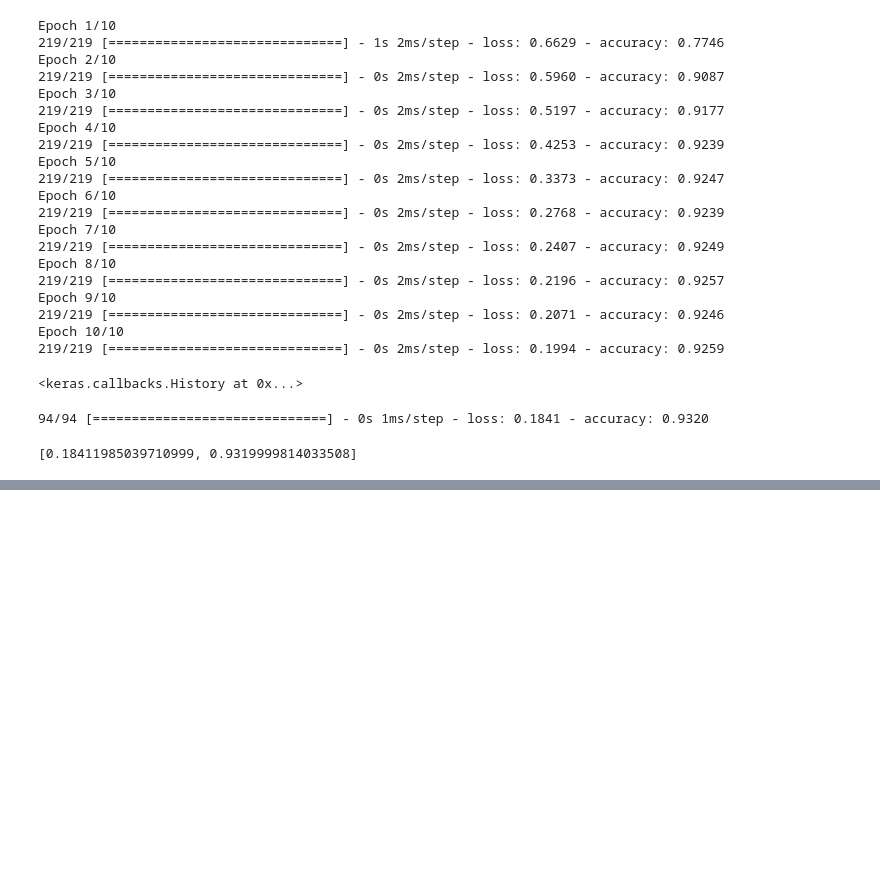
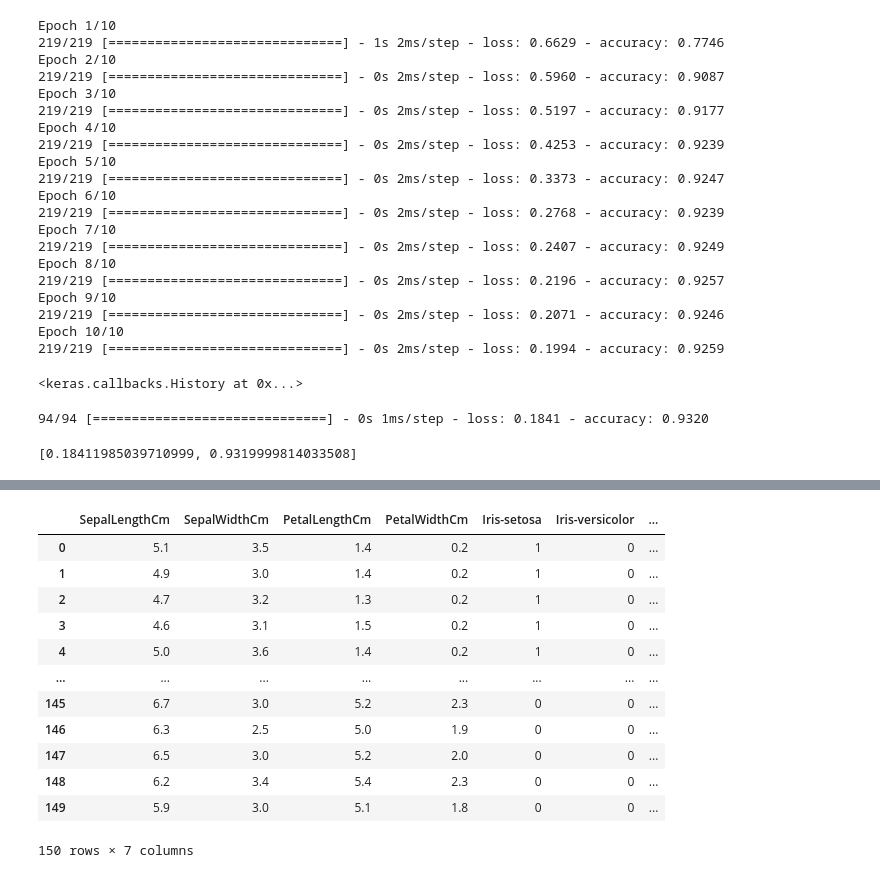
Before and after one commit to kurrnia/Dicoding, a Jupyter notebook: dicoding.ipynb, the cells around one changed output, grey strips where cells are left out. Drawn from its saved outputs; the diff is of its cells as text; code cells hidden in the pictures; blank space fills up the shorter version.

```diff
--- a/dicoding.ipynb
+++ b/dicoding.ipynb
@@ -154,0 +176,3 @@ model.evaluate(X_test, Y_test)
+# %%
+df = pd.read_csv('/content/drive/My Drive/Colab Notebooks/Dicoding py/Iris.csv')
+df
@@ -154,0 +193,5 @@ model.evaluate(X_test, Y_test)
+# %%
+df = df.drop(columns='Id')
+# %%
+category = pd.get_dummies(df.Species)
+category
@@ -154,0 +212,18 @@ model.evaluate(X_test, Y_test)
+# %%
+new_df = pd.concat([df, category], axis=1)
+new_df = new_df.drop(columns='Species')
+new_df
+# %% [output]
+|  | SepalLengthCm | SepalWidthCm | PetalLengthCm | PetalWidthCm | Iris-setosa | Iris-versicolor | ... |
+| 0 | 5.1 | 3.5 | 1.4 | 0.2 | 1 | 0 | ... |
+| 1 | 4.9 | 3.0 | 1.4 | 0.2 | 1 | 0 | ... |
+| 2 | 4.7 | 3.2 | 1.3 | 0.2 | 1 | 0 | ... |
+| 3 | 4.6 | 3.1 | 1.5 | 0.2 | 1 | 0 | ... |
+| 4 | 5.0 | 3.6 | 1.4 | 0.2 | 1 | 0 | ... |
+| ... | ... | ... | ... | ... | ... | ... | ... |
+| 145 | 6.7 | 3.0 | 5.2 | 2.3 | 0 | 0 | ... |
+| 146 | 6.3 | 2.5 | 5.0 | 1.9 | 0 | 0 | ... |
+| 147 | 6.5 | 3.0 | 5.2 | 2.0 | 0 | 0 | ... |
+| 148 | 6.2 | 3.4 | 5.4 | 2.3 | 0 | 0 | ... |
+| 149 | 5.9 | 3.0 | 5.1 | 1.8 | 0 | 0 | ... |
+150 rows × 7 columns
```
Also changed, not shown: parts of 14 cells of this notebook.
